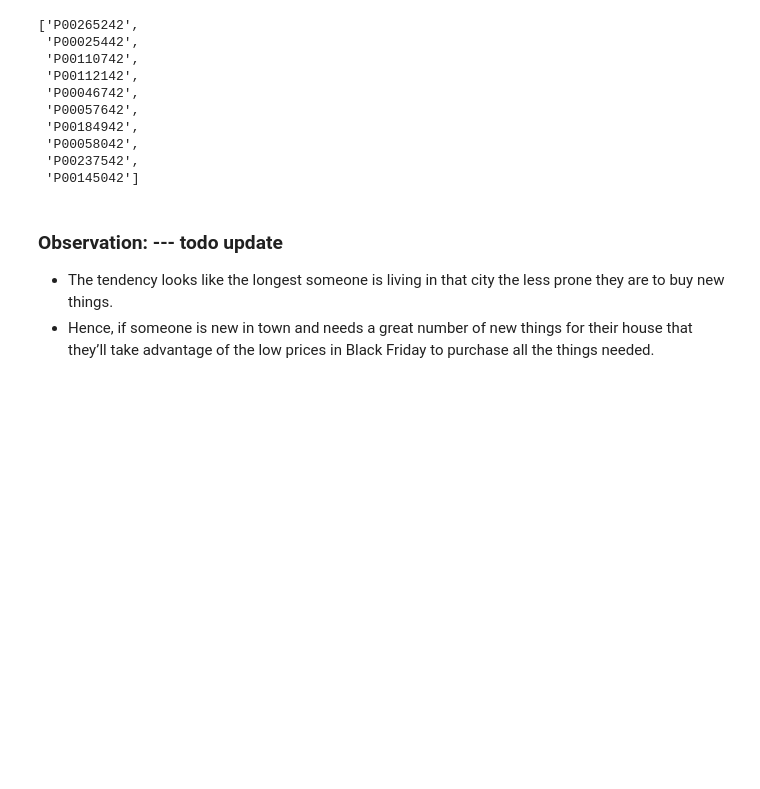
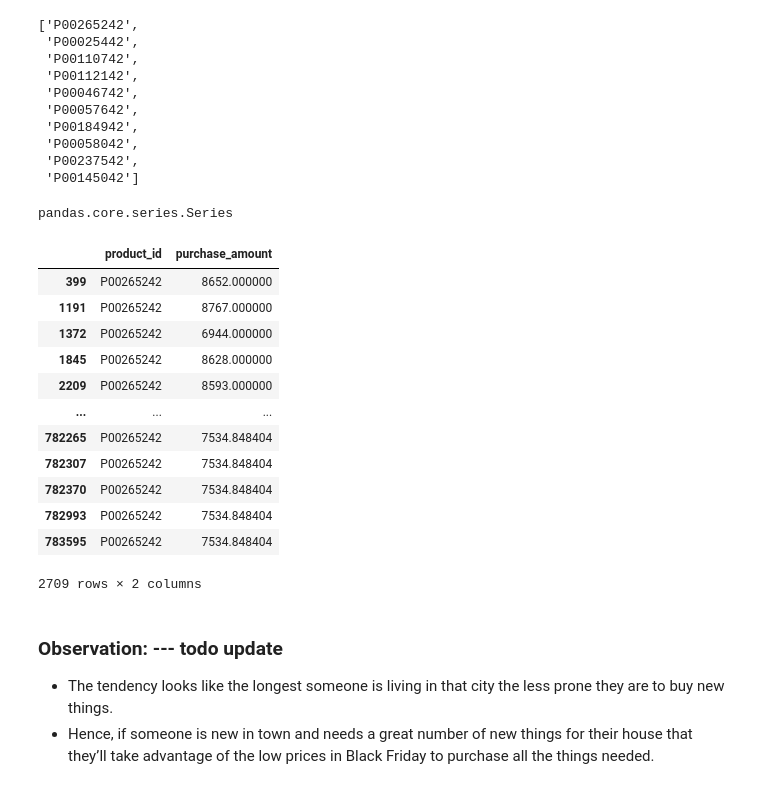
Before and after one commit to kirandhasade/Black_Friday_Analysis, a Jupyter notebook: Black friday.ipynb, the cells around one changed output. Drawn from its saved outputs; the diff is of its cells as text; code cells hidden in the pictures; blank space fills up the shorter version.

```diff
--- a/Black friday.ipynb
+++ b/Black friday.ipynb
@@ -572,6 +582,26 @@ analysis_df.groupby('product_id').count().sort_values(by=['purchase_amount', 'pr
  'P00145042']
 # %%
 ### Q.12 Top 10 most popular sold products?
+# %%
+analysis_df[analysis_df.product_id.isin(['P00265242'])].purchase_amount
+# %% [output]
+pandas.core.series.Series
+# %%
+analysis_df[analysis_df.product_id.isin(['P00265242'])][['product_id','purchase_amount']]
+# %% [output]
+|  | product_id | purchase_amount |
+| 399 | P00265242 | 8652.000000 |
+| 1191 | P00265242 | 8767.000000 |
+| 1372 | P00265242 | 6944.000000 |
+| 1845 | P00265242 | 8628.000000 |
+| 2209 | P00265242 | 8593.000000 |
+| ... | ... | ... |
+| 782265 | P00265242 | 7534.848404 |
+| 782307 | P00265242 | 7534.848404 |
+| 782370 | P00265242 | 7534.848404 |
+| 782993 | P00265242 | 7534.848404 |
+| 783595 | P00265242 | 7534.848404 |
+2709 rows × 2 columns
 # %% [markdown]
 ### Observation: --- todo update
 - The tendency looks like the longest someone is living in that city the less prone they are to buy new things.
```
Also changed, not shown: parts of 9 cells of this notebook.
